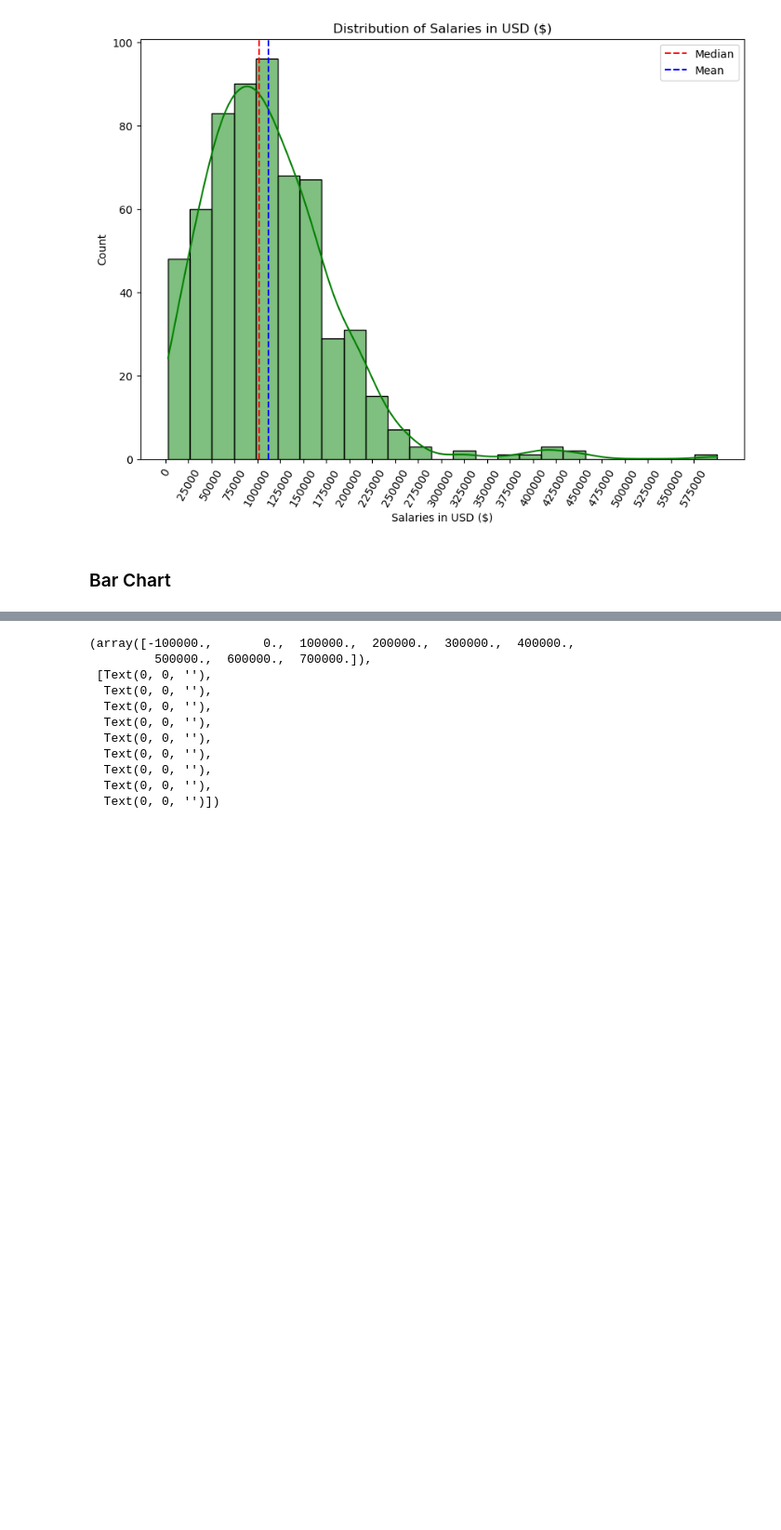
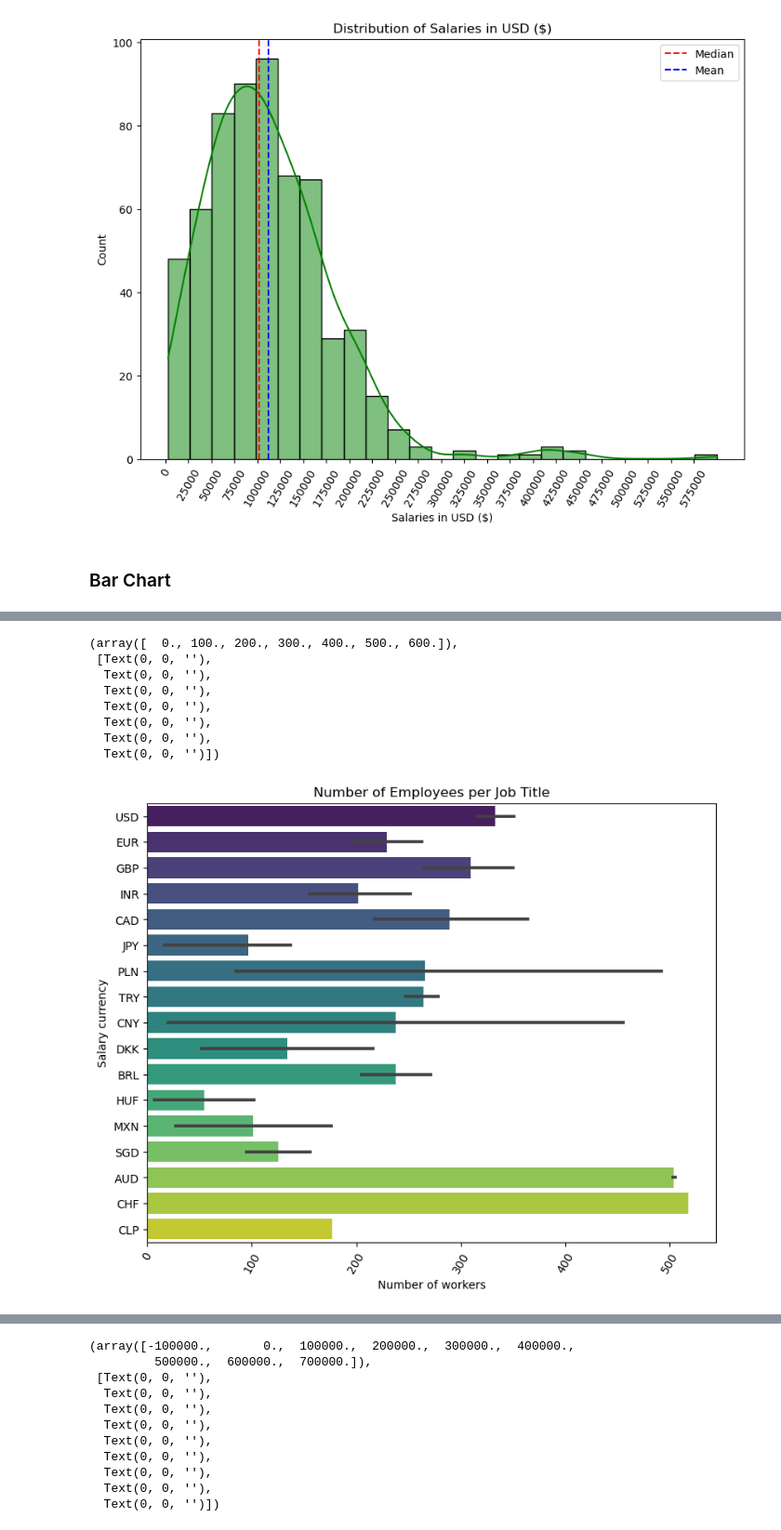
Before and after one commit to KimKarydas/Data-Science-Job-Salaries, a Jupyter notebook: Data_Science_Salaries.ipynb, the cells around one changed output, grey strips where cells are left out. Shown at 93% size. Saved outputs shown, nothing was run; the diff lists cells and outputs as text; code cells hidden in the pictures; blank space fills up the shorter version.

```diff
--- a/Data_Science_Salaries.ipynb
+++ b/Data_Science_Salaries.ipynb
@@ -210,0 +234,19 @@ plt.xticks(rotation=60)
+# %%
+# salary_currency
+plt.figure(figsize=(9,7))
+order = df.groupby('salary_currency').size().sort_values(ascending=False).index
+ax = sns.barplot(x=df.index.values, y=df['salary_currency'], data=df, palette='viridis', order=order)
+plt.xlabel('Number of workers')
+plt.ylabel('Salary currency')
+plt.title('Number of Employees per Job Title')
+plt.xticks(rotation=60)
+# %% [output]
+(array([  0., 100., 200., 300., 400., 500., 600.]),
+ [Text(0, 0, ''),
+  Text(0, 0, ''),
+  Text(0, 0, ''),
+  Text(0, 0, ''),
+  Text(0, 0, ''),
+  Text(0, 0, ''),
+  Text(0, 0, '')])
+[figure, added]
```
Also changed, not shown: parts of 7 cells of this notebook.
